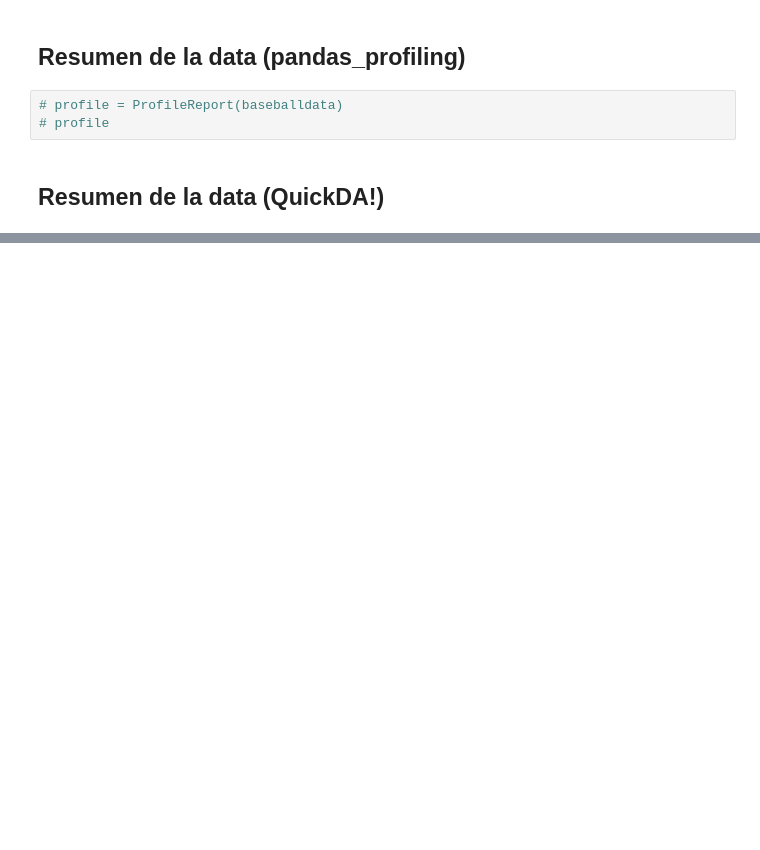
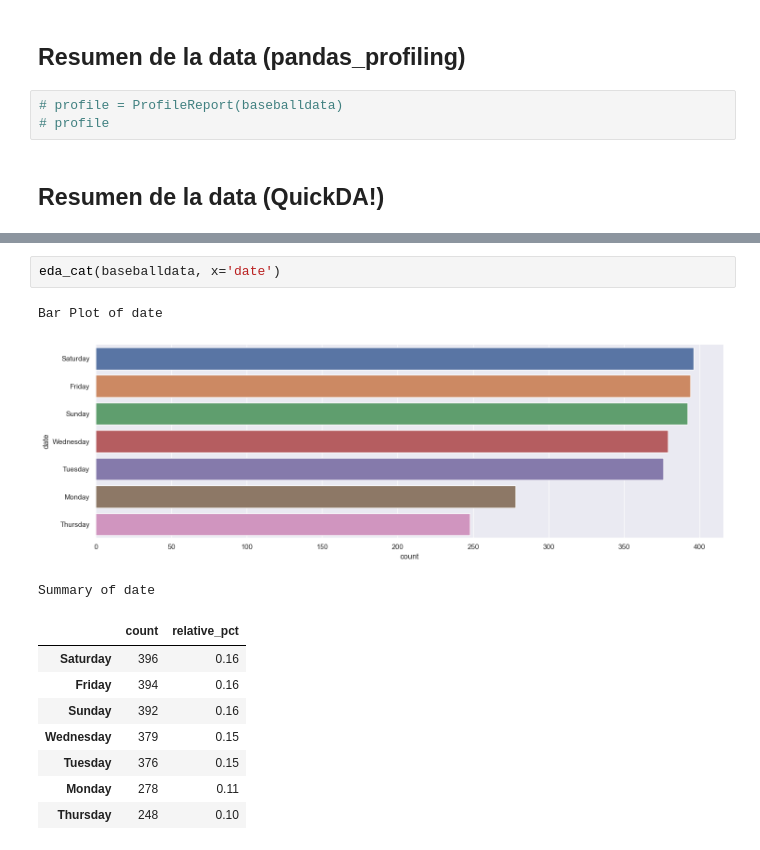
Before and after one commit to andresdlRoca/Mineria-de-datos_Lab1_UVG_2023, a Jupyter notebook: analisis.ipynb, the cells around one changed output, grey strips where cells are left out. Drawn from its saved outputs; the diff is of its cells as text; blank space fills up the shorter version.

```diff
--- a/analisis.ipynb
+++ b/analisis.ipynb
@@ -136,0 +156,14 @@ The default value of numeric_only in DataFrame.max is deprecated. In a future ve
+# %%
+eda_cat(baseballdata, x='date')
+# %% [output]
+Bar Plot of date
+[figure, added]
+Summary of date
+|  | count | relative_pct |
+| Saturday | 396 | 0.16 |
+| Friday | 394 | 0.16 |
+| Sunday | 392 | 0.16 |
+| Wednesday | 379 | 0.15 |
+| Tuesday | 376 | 0.15 |
+| Monday | 278 | 0.11 |
+| Thursday | 248 | 0.10 |
```
Also changed, not shown: parts of 8 cells of this notebook, 1 other file.
